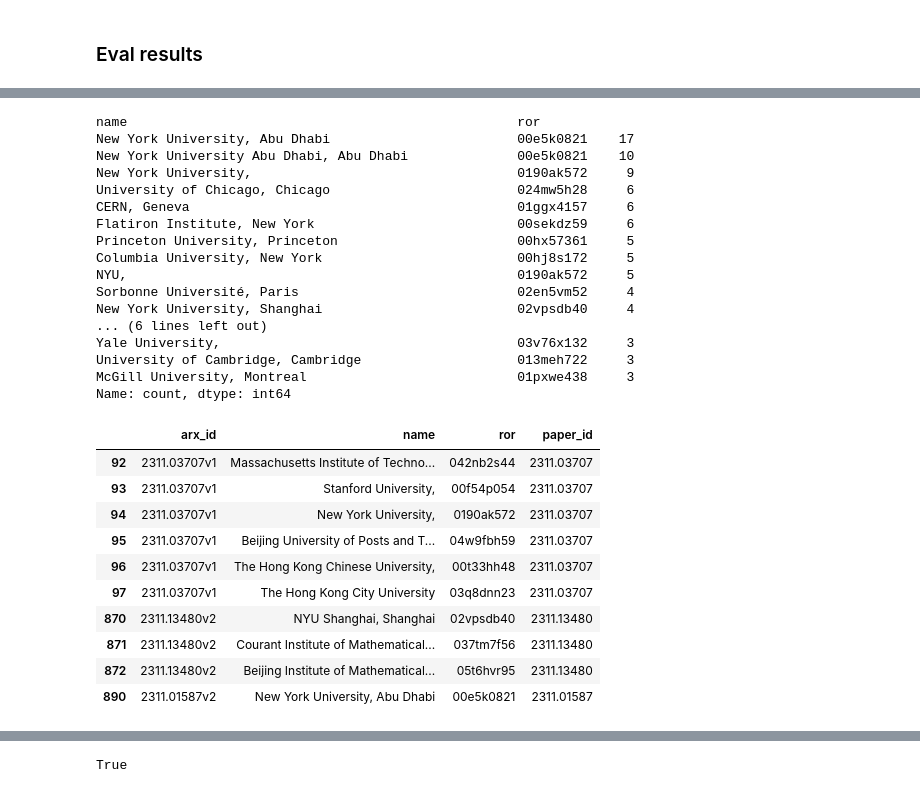
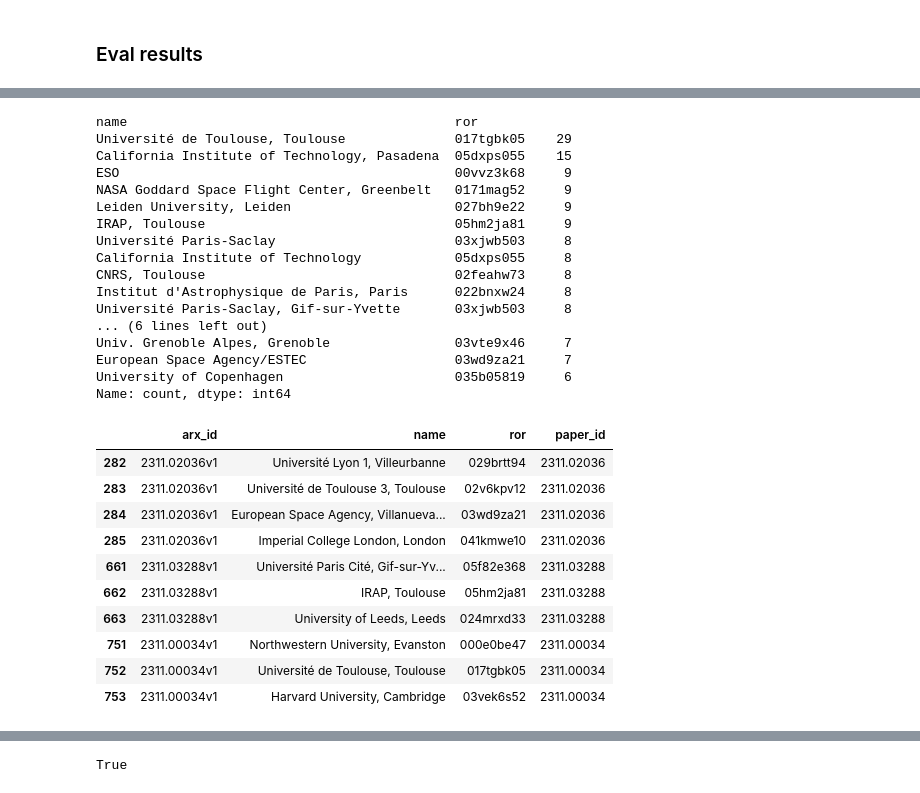
Before and after one commit to arXiv/metadata-vertexai, a Jupyter notebook: ccameron_evaluate.ipynb, the cells around one changed output, grey strips where cells are left out. Saved outputs shown, nothing was run; the diff lists cells and outputs as text; code cells hidden in the pictures.

```diff
--- a/ccameron_evaluate.ipynb
+++ b/ccameron_evaluate.ipynb
@@ -93,9 +122,6 @@ test_ids_df.shape
 # %%
-vip_df = pd.read_csv("gs://institutional-extract-scratch/reference/dashboard_institutions2023_2025-01-21.csv", dtype=str)
+vip_df = pd.read_csv("gs://institutional-extract-scratch/reference/dashboard_institutions2024_2025-05-01.csv", dtype=str)
 vip_df = vip_df[vip_df['is_consortium']=='0']
-vip_df.loc[vip_df["orgId"] == '60003088',"ror_id"] = 'https://ror.org/00y4zzh67'  # The GWU
-vip_df.loc[vip_df["orgId"] == '60009254',"ror_id"] = 'https://ror.org/02dqehb95'  # 02dqehb95, Purdue University West Lafayette
-# University of Colorado, Boulder, 02ttsq026
 vip_df.shape
 vip_df.head()
 # %% [output]
@@ -203,3 +319,7 @@ scopus_df.head()
 | 2 | 60025641 | Universität Freiburg | Freiburg im Breisgau | Baden-Wurttemberg | Germany | 2311.04557v1 | ... |
 | 3 | 60114755 | Istituto Nazionale di Fisica Nucl... | Milan | NaN | Italy | 2311.14088v1 | ... |
 | 4 | 60115855 | Trento Institute for Fundamental ... | Povo | TN | Italy | 2311.09750v1 | ... |
+# %%
+afile_df = pd.read_csv( "paris-sud.csv", dtype=str, index_col=None, usecols=['arx_id','name','ror'])
+afile_df.head()
+afile_df.isnull().sum()
@@ -206,5 +337,14 @@ scopus_df.head()
 # %%
-res_df = pd.read_csv("gs://institutional-extract-scratch/output/2311_db_all.csv.zip")
+res_df = pd.read_csv(results_file)
+append_files = [
+    "paris-sud.csv",
+    "king-college.csv",
+]
+for afile in append_files:
+    afile_df = pd.read_csv(afile, dtype=str, index_col=None, usecols=['arx_id', 'name', 'ror'])
+    res_df = pd.concat([res_df, afile_df], axis=0).reset_index(drop=True)
+res_df.shape
+
 res_df['paper_id'] = res_df['arx_id'].apply(lambda x: x.rsplit('v',1)[0])
 res_df.shape
 res_df.head()
@@ -336,8 +484,11 @@ vip_df[vip_df['name'].str.contains(name_txt)]
 # %%
-ror = "0190ak572"
+ror = "02v6kpv12"
 sub_ids = get_children_for_ror(ror)
 sub_ids.append(ror)
 print(sub_ids)
 scopus_ids = set(scopus_df[scopus_df['ror'].isin(sub_ids)]['paper_id'].unique())
+scopus_arx_ids = set(scopus_df[scopus_df['ror'].isin(sub_ids)]['ArXiv Id'].unique())
 len(scopus_ids)
+res_df[res_df['ror']==ror].shape
+res_df[res_df['ror']==ror].head()
 # %% [output]
@@ -348,5 +508,6 @@ named_inst = res_df[res_df['paper_id'].isin(scopus_ids)].value_counts('name', as
 named_inst.head()
 res_df[res_df['paper_id'].isin(scopus_ids)].groupby(['name'])['ror'].value_counts(ascending=False).sort_values(ascending=False).head(20)
 res_df[res_df['paper_id'].isin(scopus_ids)].head(10)
+res_df[res_df['paper_id'].isin(scopus_ids) & res_df['name'].str.contains("Toulouse")].head(10)
 # %% [output]
 name
@@ -358,29 +519,29 @@ CERN, Geneva                                 6
 Name: count, dtype: int64
-name                                                  ror
-New York University, Abu Dhabi                        00e5k0821    17
-New York University Abu Dhabi, Abu Dhabi              00e5k0821    10
-New York University,                                  0190ak572     9
-University of Chicago, Chicago                        024mw5h28     6
-CERN, Geneva                                          01ggx4157     6
-Flatiron Institute, New York                          00sekdz59     6
-Princeton University, Princeton                       00hx57361     5
-Columbia University, New York                         00hj8s172     5
-NYU,                                                  0190ak572     5
-Sorbonne Université, Paris                            02en5vm52     4
-New York University, Shanghai                         02vpsdb40     4
+name                                          ror
+Université de Toulouse, Toulouse              017tgbk05    29
+California Institute of Technology, Pasadena  05dxps055    15
+ESO                                           00vvz3k68     9
+NASA Goddard Space Flight Center, Greenbelt   0171mag52     9
+Leiden University, Leiden                     027bh9e22     9
+IRAP, Toulouse                                05hm2ja81     9
+Université Paris-Saclay                       03xjwb503     8
+California Institute of Technology            05dxps055     8
+CNRS, Toulouse                                02feahw73     8
+Institut d'Astrophysique de Paris, Paris      022bnxw24     8
+Université Paris-Saclay, Gif-sur-Yvette       03xjwb503     8
 ... (6 lines left out)
-Yale University,                                      03v76x132     3
-University of Cambridge, Cambridge                    013meh722     3
-McGill University, Montreal                           01pxwe438     3
+Univ. Grenoble Alpes, Grenoble                03vte9x46     7
+European Space Agency/ESTEC                   03wd9za21     7
+University of Copenhagen                      035b05819     6
 Name: count, dtype: int64
 |  | arx_id | name | ror | paper_id |
-| 92 | 2311.03707v1 | Massachusetts Institute of Techno... | 042nb2s44 | 2311.03707 |
-| 93 | 2311.03707v1 | Stanford University, | 00f54p054 | 2311.03707 |
-| 94 | 2311.03707v1 | New York University, | 0190ak572 | 2311.03707 |
-| 95 | 2311.03707v1 | Beijing University of Posts and T... | 04w9fbh59 | 2311.03707 |
-| 96 | 2311.03707v1 | The Hong Kong Chinese University, | 00t33hh48 | 2311.03707 |
-| 97 | 2311.03707v1 | The Hong Kong City University | 03q8dnn23 | 2311.03707 |
-| 870 | 2311.13480v2 | NYU Shanghai, Shanghai | 02vpsdb40 | 2311.13480 |
-| 871 | 2311.13480v2 | Courant Institute of Mathematical... | 037tm7f56 | 2311.13480 |
-| 872 | 2311.13480v2 | Beijing Institute of Mathematical... | 05t6hvr95 | 2311.13480 |
-| 890 | 2311.01587v2 | New York University, Abu Dhabi | 00e5k0821 | 2311.01587 |
+| 282 | 2311.02036v1 | Université Lyon 1, Villeurbanne | 029brtt94 | 2311.02036 |
+| 283 | 2311.02036v1 | Université de Toulouse 3, Toulouse | 02v6kpv12 | 2311.02036 |
+| 284 | 2311.02036v1 | European Space Agency, Villanueva... | 03wd9za21 | 2311.02036 |
+| 285 | 2311.02036v1 | Imperial College London, London | 041kmwe10 | 2311.02036 |
+| 661 | 2311.03288v1 | Université Paris Cité, Gif-sur-Yv... | 05f82e368 | 2311.03288 |
+| 662 | 2311.03288v1 | IRAP, Toulouse | 05hm2ja81 | 2311.03288 |
+| 663 | 2311.03288v1 | University of Leeds, Leeds | 024mrxd33 | 2311.03288 |
+| 751 | 2311.00034v1 | Northwestern University, Evanston | 000e0be47 | 2311.00034 |
+| 752 | 2311.00034v1 | Université de Toulouse, Toulouse | 017tgbk05 | 2311.00034 |
+| 753 | 2311.00034v1 | Harvard University, Cambridge | 03vek6s52 | 2311.00034 |
```
Also changed, not shown: parts of 72 cells of this notebook, 3 other files.
